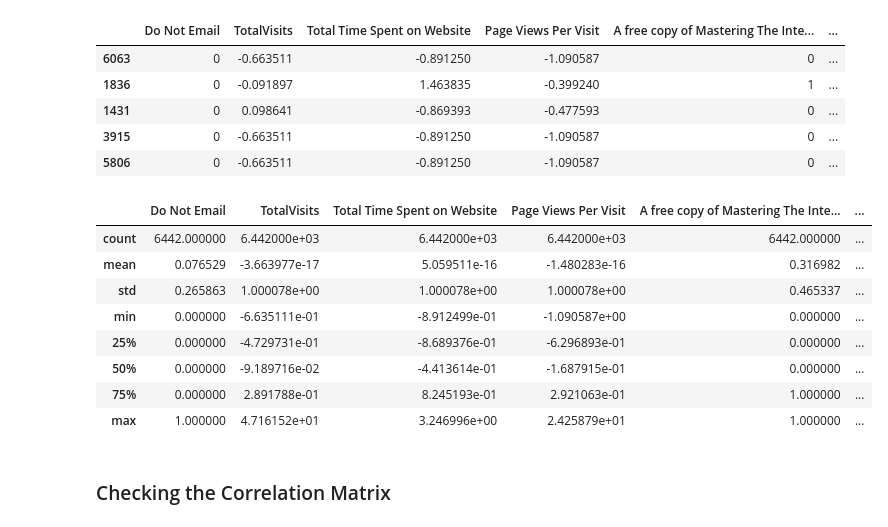
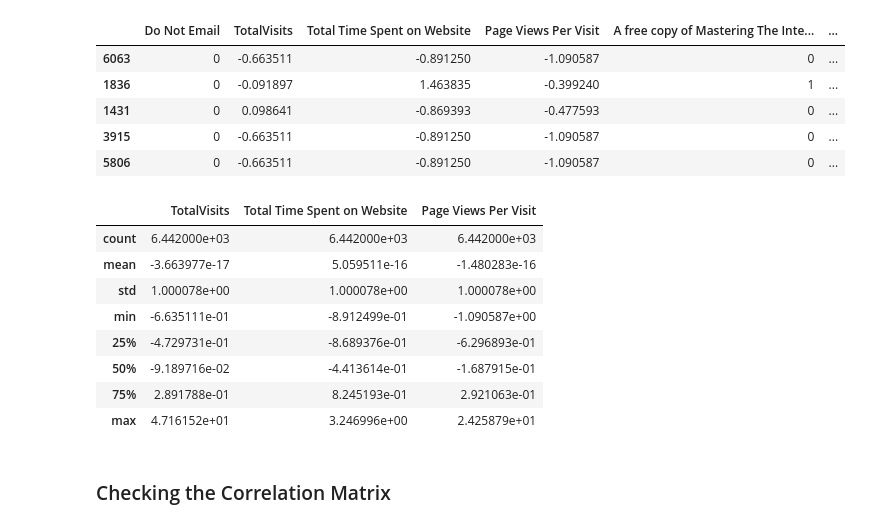
Before and after one commit to ankitaData/Lead_Scoring_Case_Study, a Jupyter notebook: Lead_Scoring_Case_Study.ipynb, the cells around one changed output. Saved outputs shown, nothing was run; the diff lists cells and outputs as text; code cells hidden in the pictures.

```diff
--- a/Lead_Scoring_Case_Study.ipynb
+++ b/Lead_Scoring_Case_Study.ipynb
@@ -1339,17 +1339,17 @@ X_train.head()
 | 3915 | 0 | -0.663511 | -0.891250 | -1.090587 | 0 | ... |
 | 5806 | 0 | -0.663511 | -0.891250 | -1.090587 | 0 | ... |
 # %%
-X_train.describe()
+X_train[cont_cols].describe()
 # %% [output]
-|  | Do Not Email | TotalVisits | Total Time Spent on Website | Page Views Per Visit | A free copy of Mastering The Inte... | ... |
-| count | 6442.000000 | 6.442000e+03 | 6.442000e+03 | 6.442000e+03 | 6442.000000 | ... |
-| mean | 0.076529 | -3.663977e-17 | 5.059511e-16 | -1.480283e-16 | 0.316982 | ... |
-| std | 0.265863 | 1.000078e+00 | 1.000078e+00 | 1.000078e+00 | 0.465337 | ... |
-| min | 0.000000 | -6.635111e-01 | -8.912499e-01 | -1.090587e+00 | 0.000000 | ... |
-| 25% | 0.000000 | -4.729731e-01 | -8.689376e-01 | -6.296893e-01 | 0.000000 | ... |
-| 50% | 0.000000 | -9.189716e-02 | -4.413614e-01 | -1.687915e-01 | 0.000000 | ... |
-| 75% | 0.000000 | 2.891788e-01 | 8.245193e-01 | 2.921063e-01 | 1.000000 | ... |
-| max | 1.000000 | 4.716152e+01 | 3.246996e+00 | 2.425879e+01 | 1.000000 | ... |
+|  | TotalVisits | Total Time Spent on Website | Page Views Per Visit |
+| count | 6.442000e+03 | 6.442000e+03 | 6.442000e+03 |
+| mean | -3.663977e-17 | 5.059511e-16 | -1.480283e-16 |
+| std | 1.000078e+00 | 1.000078e+00 | 1.000078e+00 |
+| min | -6.635111e-01 | -8.912499e-01 | -1.090587e+00 |
+| 25% | -4.729731e-01 | -8.689376e-01 | -6.296893e-01 |
+| 50% | -9.189716e-02 | -4.413614e-01 | -1.687915e-01 |
+| 75% | 2.891788e-01 | 8.245193e-01 | 2.921063e-01 |
+| max | 4.716152e+01 | 3.246996e+00 | 2.425879e+01 |
 # %% [markdown]
 ### Checking the Correlation Matrix
 # %%
```
Also changed, not shown: parts of 21 cells of this notebook.
